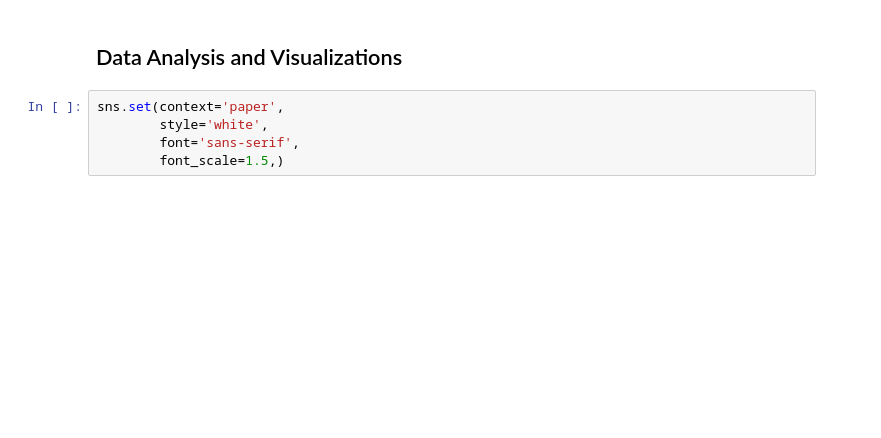
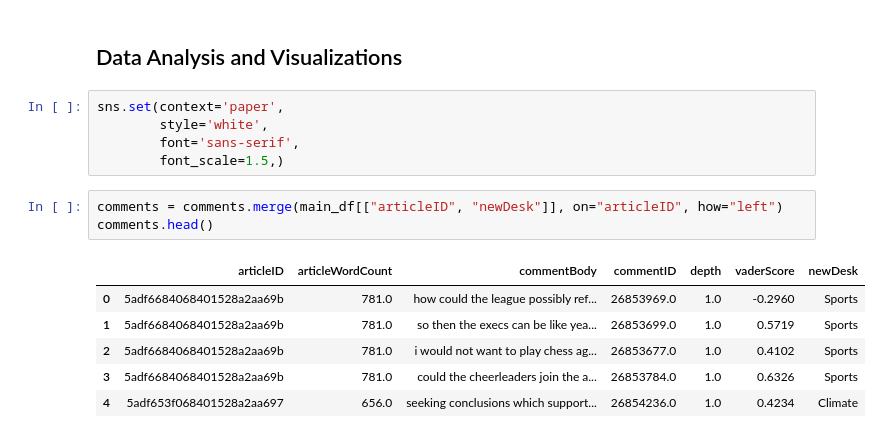
Before and after one commit to advanced-ml-project/project, a Jupyter notebook: sentiment_scores.ipynb, the cells around one changed output. Drawn from its saved outputs; the diff is of its cells as text; blank space fills up the shorter version.

```diff
--- a/sentiment_scores.ipynb
+++ b/sentiment_scores.ipynb
@@ -97,6 +98,16 @@ sns.set(context='paper',
         style='white',
         font='sans-serif',
         font_scale=1.5,)
+# %%
+comments = comments.merge(main_df[["articleID", "newDesk"]], on="articleID", how="left")
+comments.head()
+# %% [output]
+|  | articleID | articleWordCount | commentBody | commentID | depth | vaderScore | newDesk |
+| 0 | 5adf6684068401528a2aa69b | 781.0 | how could the league possibly ref... | 26853969.0 | 1.0 | -0.2960 | Sports |
+| 1 | 5adf6684068401528a2aa69b | 781.0 | so then the execs can be like yea... | 26853699.0 | 1.0 | 0.5719 | Sports |
+| 2 | 5adf6684068401528a2aa69b | 781.0 | i would not want to play chess ag... | 26853677.0 | 1.0 | 0.4102 | Sports |
+| 3 | 5adf6684068401528a2aa69b | 781.0 | could the cheerleaders join the a... | 26853784.0 | 1.0 | 0.6326 | Sports |
+| 4 | 5adf653f068401528a2aa697 | 656.0 | seeking conclusions which support... | 26854236.0 | 1.0 | 0.4234 | Climate |
 # %%
 # graphing the top 10 categories
 
```
Also changed, not shown: parts of 6 cells of this notebook, 5 other files.
